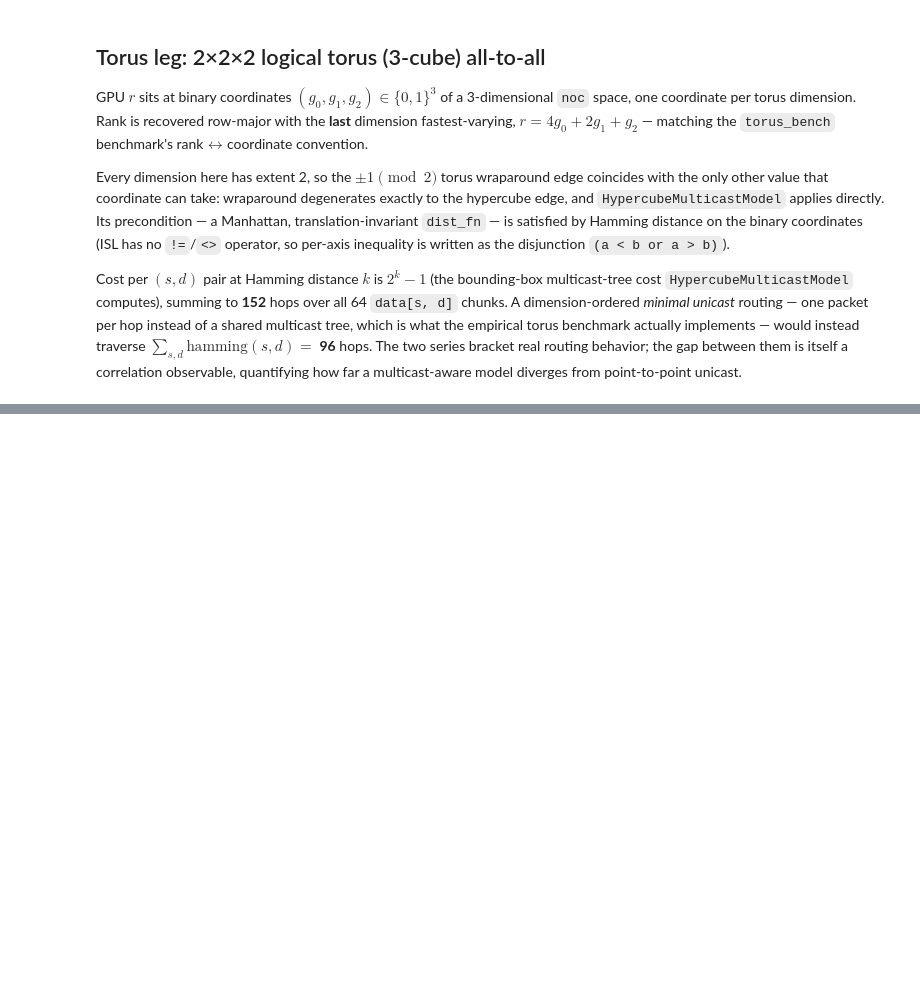
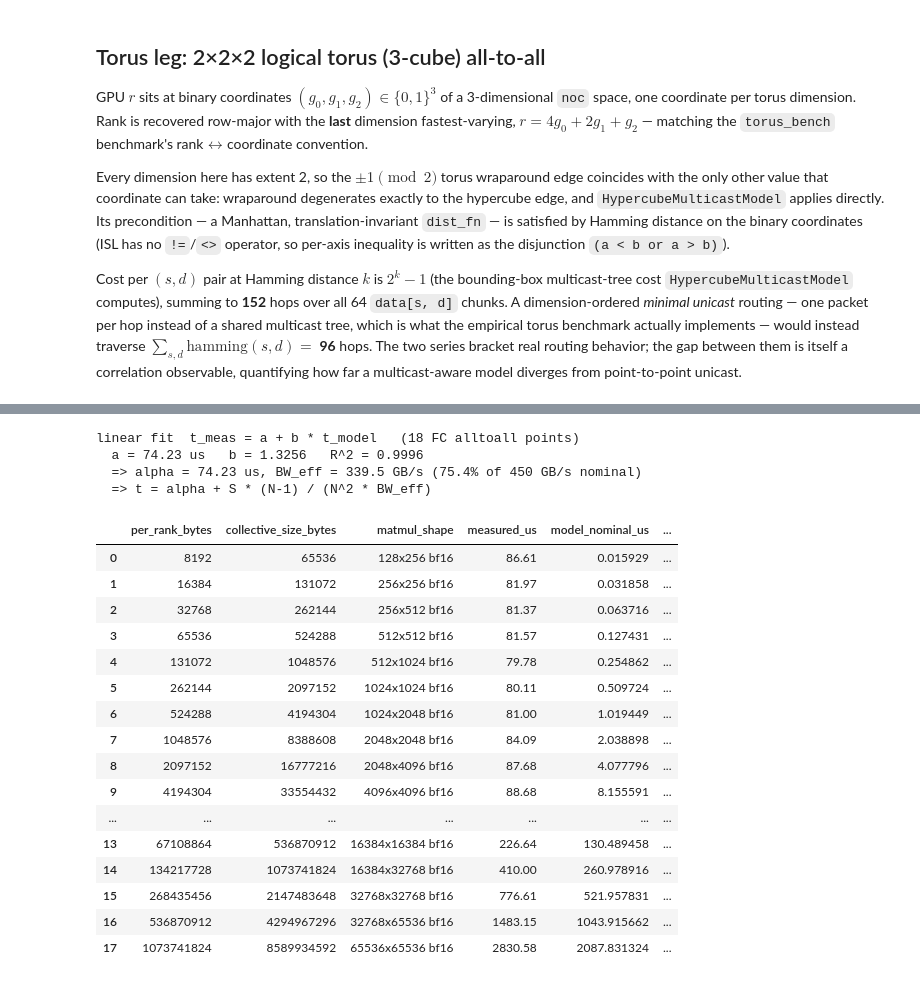
Before and after one commit to Accelergy-Project/accelforge, a Jupyter notebook: notebooks/astrasim2_correlation/correlation.ipynb, the cells around one changed output, grey strips where cells are left out. Cells and saved outputs as stored; diff of their text form; code cells hidden in the pictures; blank space fills up the shorter version.

```diff
--- a/notebooks/astrasim2_correlation/correlation.ipynb
+++ b/notebooks/astrasim2_correlation/correlation.ipynb
@@ -556,0 +746,62 @@ else:
+# %%
+shape_by_size = {M * K * dtype_bytes: f"{M}x{K} {MATMUL_DTYPE}" for M, K in MATMUL_SHAPES}
+fc_fit = None
+fc_fit_table = None
+if HAVE_EMPIRICAL:
+    fc_rows = (
+        emp[(emp["collective"] == "alltoall") & (emp["topology"] == "fc")]
+        .dropna(subset=["size_bytes", "time_us"])
+        .sort_values("size_bytes")
+    )
+else:
+    fc_rows = pd.DataFrame()
+
+if len(fc_rows) >= 2:
+    S_fc = fc_rows["size_bytes"].to_numpy(dtype=float) * NODES  # per-rank -> total S
+    t_meas = fc_rows["time_us"].to_numpy(dtype=float) * 1e-6
+    # Bandwidth term only, ALPHA_S deliberately excluded: the fitted intercept a IS alpha.
+    t_model_nom = S_fc * (n - 1) / (n * n * bw_h100)
+    alpha_fit_s, slope_fit, r2_fit = linear_fit(t_model_nom, t_meas)
+    fc_fit = {"intercept_s": alpha_fit_s, "slope": slope_fit, "r2": r2_fit, "n": int(len(t_meas))}
+    bw_eff = bw_h100 / fc_fit["slope"]
+    t_model_cal = alpha_fit_s + fc_fit["slope"] * t_model_nom
+    print(f"linear fit  t_meas = a + b * t_model   ({fc_fit['n']} FC alltoall points)")
+    print(f"  a = {alpha_fit_s * 1e6:.2f} us   b = {fc_fit['slope']:.4f}   R^2 = {fc_fit['r2']:.4f}")
+    print(f"  => alpha = {alpha_fit_s * 1e6:.2f} us, BW_eff = {bw_eff / 1e9:.1f} GB/s "
+          f"({100 * bw_eff / bw_h100:.1f}% of {NVLINK_H100_GBPS:g} GB/s nominal)")
+    print("  => t = alpha + S * (N-1) / (N^2 * BW_eff)")
+    fc_fit_table = pd.DataFrame({
+        "per_rank_bytes": fc_rows["size_bytes"].to_numpy(dtype=int),
+        "collective_size_bytes": S_fc.astype(int),
+        "matmul_shape": [shape_by_size.get(int(s), "") for s in S_fc],
+        "measured_us": t_meas * 1e6,
+        "model_nominal_us": t_model_nom * 1e6,
+        "model_calibrated_us": t_model_cal * 1e6,
+        "measured_over_calibrated": t_meas / t_model_cal,
+    })
+    display(fc_fit_table)
+else:
+    print(f"linear fit: fewer than 2 FC alltoall rows (found {len(fc_rows)}) -- run aws-gpu-profiler run "
+          "--workload nccl-tests --param collective=alltoall --param min_bytes=8192 --param max_bytes=1073741824 --data-dir correlation/data")
+# %% [output]
+linear fit  t_meas = a + b * t_model   (18 FC alltoall points)
+  a = 74.23 us   b = 1.3256   R^2 = 0.9996
+  => alpha = 74.23 us, BW_eff = 339.5 GB/s (75.4% of 450 GB/s nominal)
+  => t = alpha + S * (N-1) / (N^2 * BW_eff)
+|  | per_rank_bytes | collective_size_bytes | matmul_shape | measured_us | model_nominal_us | ... |
+| 0 | 8192 | 65536 | 128x256 bf16 | 86.61 | 0.015929 | ... |
+| 1 | 16384 | 131072 | 256x256 bf16 | 81.97 | 0.031858 | ... |
+| 2 | 32768 | 262144 | 256x512 bf16 | 81.37 | 0.063716 | ... |
+| 3 | 65536 | 524288 | 512x512 bf16 | 81.57 | 0.127431 | ... |
+| 4 | 131072 | 1048576 | 512x1024 bf16 | 79.78 | 0.254862 | ... |
+| 5 | 262144 | 2097152 | 1024x1024 bf16 | 80.11 | 0.509724 | ... |
+| 6 | 524288 | 4194304 | 1024x2048 bf16 | 81.00 | 1.019449 | ... |
+| 7 | 1048576 | 8388608 | 2048x2048 bf16 | 84.09 | 2.038898 | ... |
+| 8 | 2097152 | 16777216 | 2048x4096 bf16 | 87.68 | 4.077796 | ... |
+| 9 | 4194304 | 33554432 | 4096x4096 bf16 | 88.68 | 8.155591 | ... |
+| ... | ... | ... | ... | ... | ... | ... |
+| 13 | 67108864 | 536870912 | 16384x16384 bf16 | 226.64 | 130.489458 | ... |
+| 14 | 134217728 | 1073741824 | 16384x32768 bf16 | 410.00 | 260.978916 | ... |
+| 15 | 268435456 | 2147483648 | 32768x32768 bf16 | 776.61 | 521.957831 | ... |
+| 16 | 536870912 | 4294967296 | 32768x65536 bf16 | 1483.15 | 1043.915662 | ... |
+| 17 | 1073741824 | 8589934592 | 65536x65536 bf16 | 2830.58 | 2087.831324 | ... |
```
Also changed, not shown: parts of 13 cells of this notebook, 17 other files.
